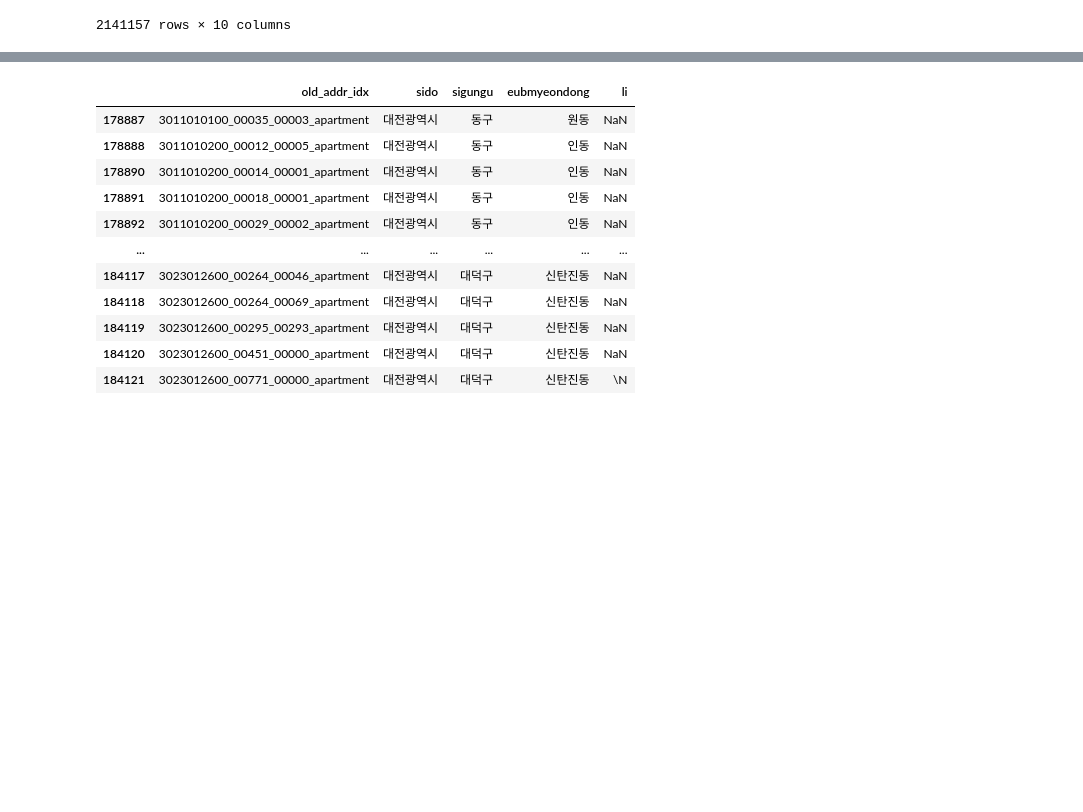
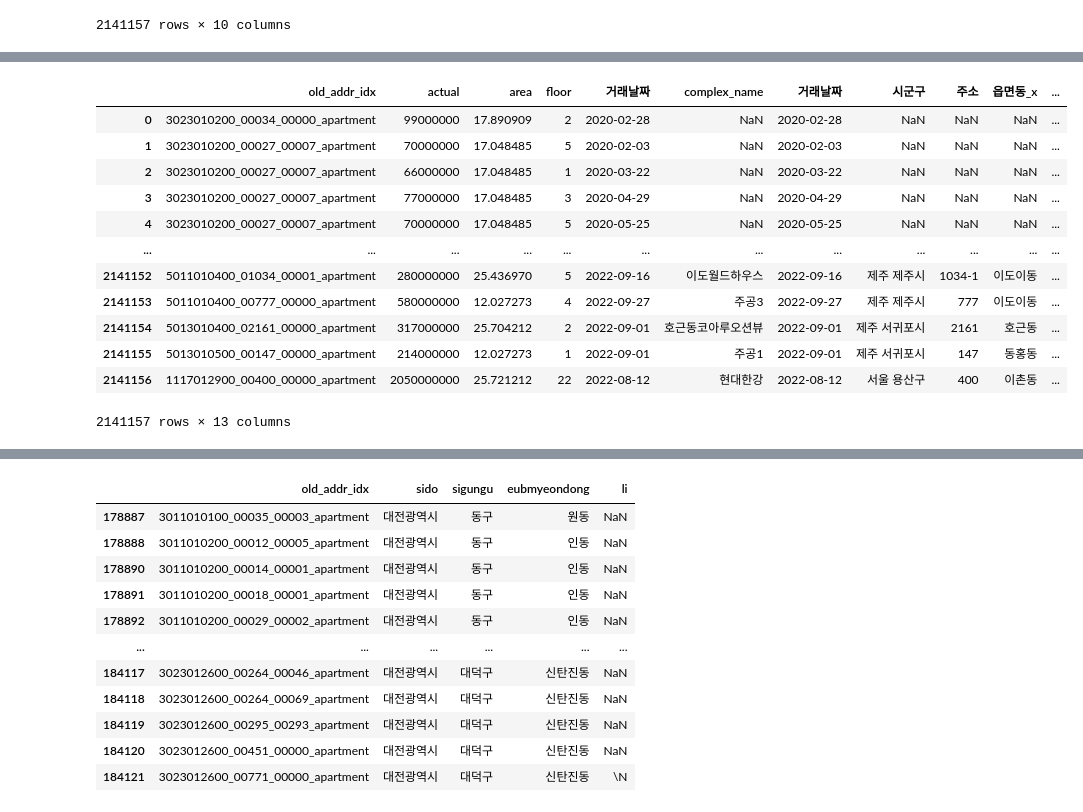
Before and after one commit to jiboo01/Real-Estate-Data-Analysis, a Jupyter notebook: 0609 필요 작업/data check.ipynb, the cells around one changed output, grey strips where cells are left out. Saved outputs shown, nothing was run; the diff lists cells and outputs as text; code cells hidden in the pictures; blank space fills up the shorter version.

```diff
--- a/0609 필요 작업/data check.ipynb
+++ b/0609 필요 작업/data check.ipynb
@@ -162,0 +886,21 @@ address
+# %%
+address['시군구_real'] = address['시군구']
+address = address.drop('시군구', axis=1)
+# %%
+actWithAddress = df3.merge(address, on='old_addr_idx', how='left')
+# %%
+actWithAddress
+# %% [output]
+|  | old_addr_idx | actual | area | floor | 거래날짜 | complex_name | 거래날짜 | 시군구 | 주소 | 읍면동_x | ... |
+| 0 | 3023010200_00034_00000_apartment | 99000000 | 17.890909 | 2 | 2020-02-28 | NaN | 2020-02-28 | NaN | NaN | NaN | ... |
+| 1 | 3023010200_00027_00007_apartment | 70000000 | 17.048485 | 5 | 2020-02-03 | NaN | 2020-02-03 | NaN | NaN | NaN | ... |
+| 2 | 3023010200_00027_00007_apartment | 66000000 | 17.048485 | 1 | 2020-03-22 | NaN | 2020-03-22 | NaN | NaN | NaN | ... |
+| 3 | 3023010200_00027_00007_apartment | 77000000 | 17.048485 | 3 | 2020-04-29 | NaN | 2020-04-29 | NaN | NaN | NaN | ... |
+| 4 | 3023010200_00027_00007_apartment | 70000000 | 17.048485 | 5 | 2020-05-25 | NaN | 2020-05-25 | NaN | NaN | NaN | ... |
+| ... | ... | ... | ... | ... | ... | ... | ... | ... | ... | ... | ... |
+| 2141152 | 5011010400_01034_00001_apartment | 280000000 | 25.436970 | 5 | 2022-09-16 | 이도월드하우스 | 2022-09-16 | 제주 제주시 | 1034-1 | 이도이동 | ... |
+| 2141153 | 5011010400_00777_00000_apartment | 580000000 | 12.027273 | 4 | 2022-09-27 | 주공3 | 2022-09-27 | 제주 제주시 | 777 | 이도이동 | ... |
+| 2141154 | 5013010400_02161_00000_apartment | 317000000 | 25.704212 | 2 | 2022-09-01 | 호근동코아루오션뷰 | 2022-09-01 | 제주 서귀포시 | 2161 | 호근동 | ... |
+| 2141155 | 5013010500_00147_00000_apartment | 214000000 | 12.027273 | 1 | 2022-09-01 | 주공1 | 2022-09-01 | 제주 서귀포시 | 147 | 동홍동 | ... |
+| 2141156 | 1117012900_00400_00000_apartment | 2050000000 | 25.721212 | 22 | 2022-08-12 | 현대한강 | 2022-08-12 | 서울 용산구 | 400 | 이촌동 | ... |
+2141157 rows × 13 columns
```
Also changed, not shown: parts of 48 cells of this notebook.
